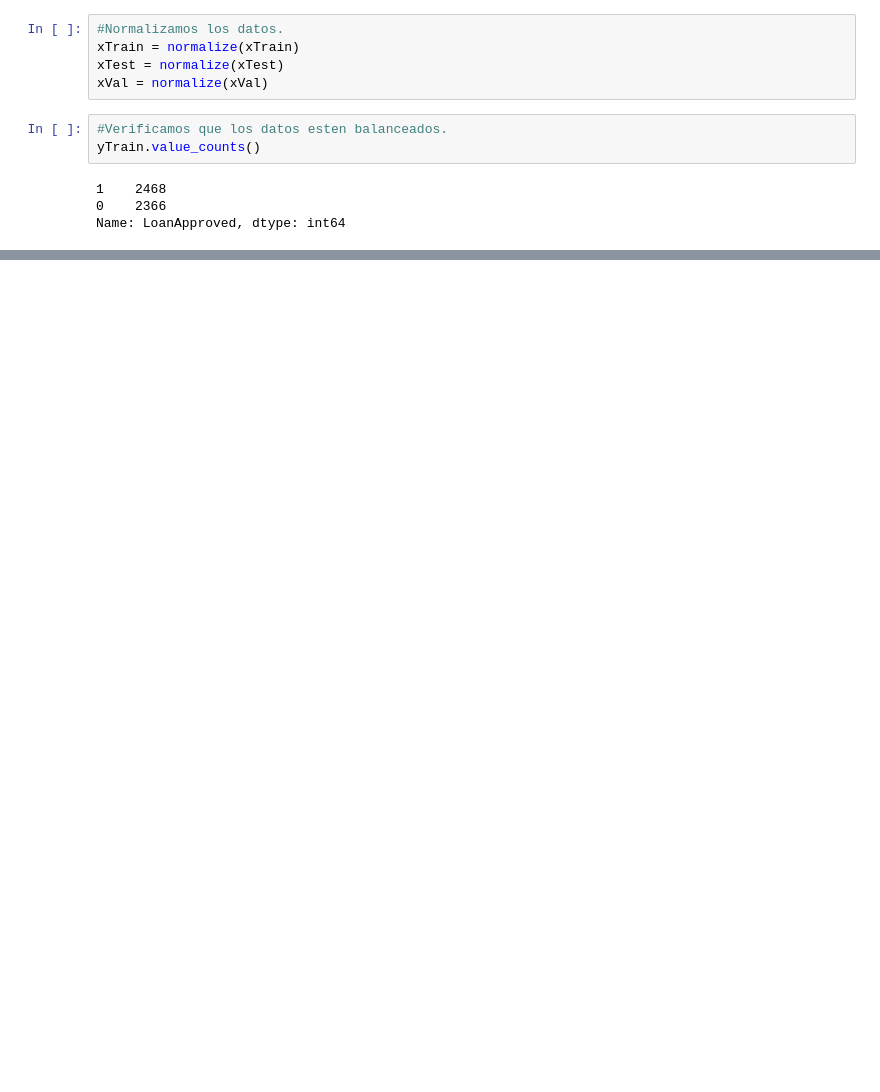
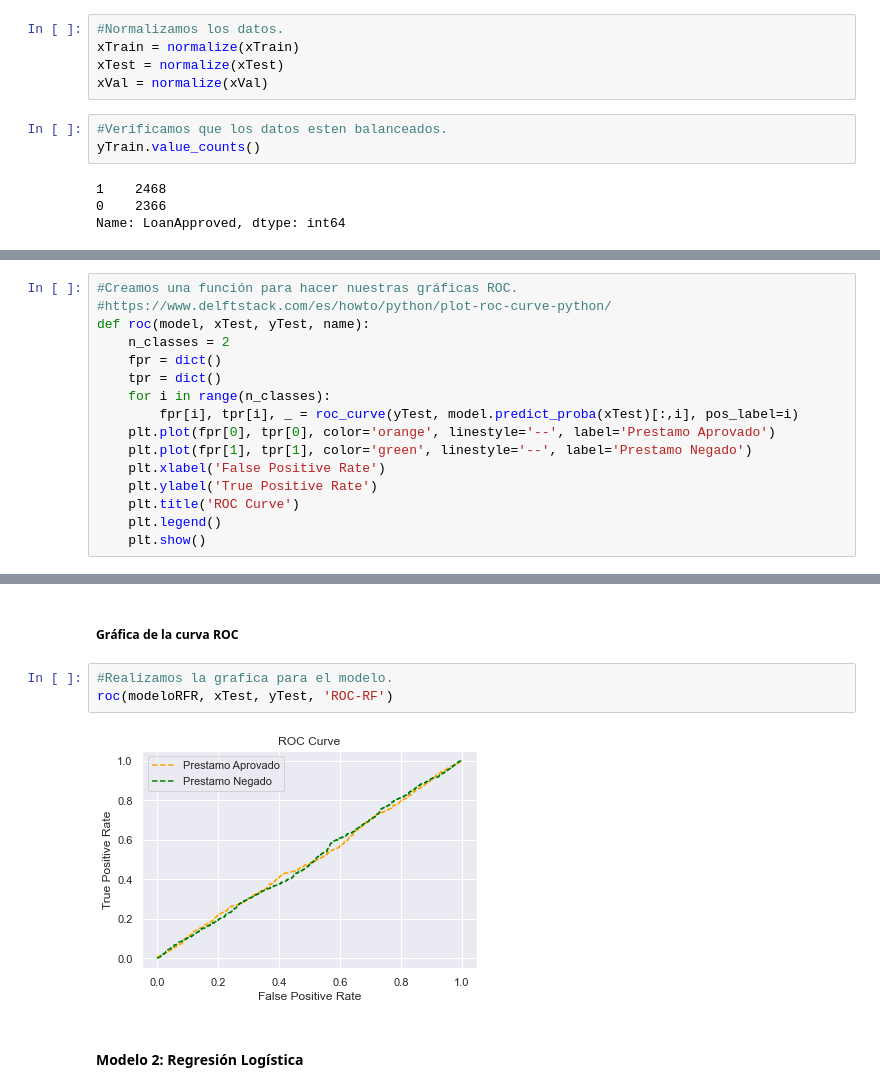
Before and after one commit to danielavillamar/ProyectoIA-KNN, a Jupyter notebook: ProyectoFinal.ipynb, the cells around one changed output, grey strips where cells are left out. Drawn from its saved outputs; the diff is of its cells as text; blank space fills up the shorter version.

```diff
--- a/ProyectoFinal.ipynb
+++ b/ProyectoFinal.ipynb
@@ -477,0 +482,16 @@ Name: LoanApproved, dtype: int64
+# %%
+#Creamos una función para hacer nuestras gráficas ROC.
+#https://www.delftstack.com/es/howto/python/plot-roc-curve-python/
+def roc(model, xTest, yTest, name):
+    n_classes = 2
+    fpr = dict()
+    tpr = dict()
+    for i in range(n_classes):
+        fpr[i], tpr[i], _ = roc_curve(yTest, model.predict_proba(xTest)[:,i], pos_label=i)
+    plt.plot(fpr[0], tpr[0], color='orange', linestyle='--', label='Prestamo Aprovado')
+    plt.plot(fpr[1], tpr[1], color='green', linestyle='--', label='Prestamo Negado')
+    plt.xlabel('False Positive Rate')
+    plt.ylabel('True Positive Rate')
+    plt.title('ROC Curve')
+    plt.legend()
+    plt.show()
@@ -477,0 +583,9 @@ Name: LoanApproved, dtype: int64
+# %% [markdown]
+##### Gráfica de la curva ROC
+# %%
+#Realizamos la grafica para el modelo.
+roc(modeloRFR, xTest, yTest, 'ROC-RF')
+# %% [output]
+[figure, added]
+# %% [markdown]
+#### Modelo 2: Regresión Logística
```
Also changed, not shown: parts of 26 cells of this notebook.
